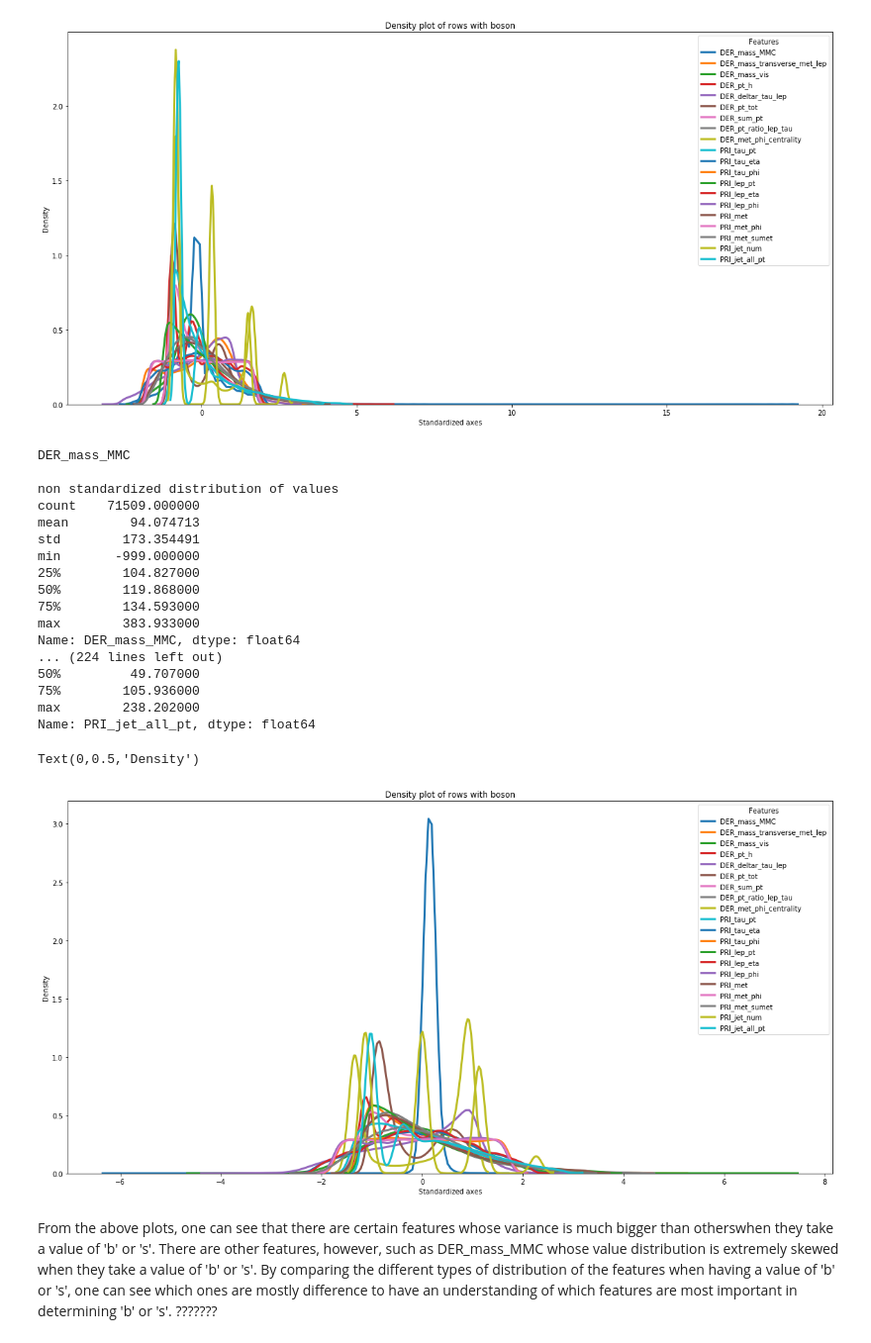
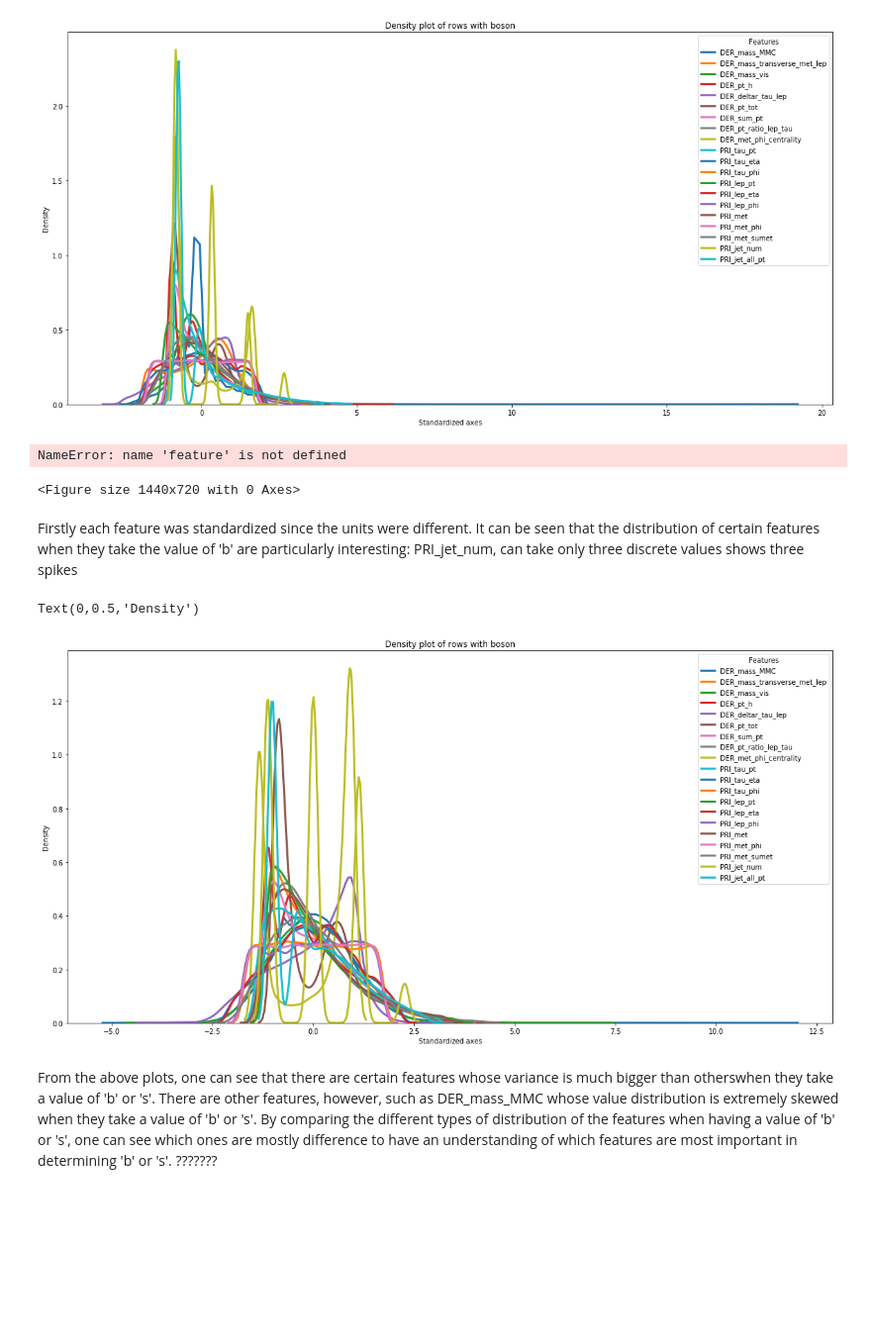
Before and after one commit to gianlucamancini7/machine_learning, a Jupyter notebook: main.ipynb, the cells around one changed output. Shown at 99% size. Cells and saved outputs as stored; diff of their text form; code cells hidden in the pictures; blank space fills up the shorter version.

```diff
--- a/main.ipynb
+++ b/main.ipynb
@@ -282,7 +320,6 @@ colors = {'b': 'rgb(31, 119, 180)',
           's': 'rgb(255, 127, 14)'}
 features = df_features_train_independent.iloc[:,1:].columns.values
 
-# Iterate through the five airlines
 fig=plt.figure(figsize=(20,10))
 for feature in features:
 
@@ -292,7 +329,7 @@ for feature in features:
     subset_non_boson = df_features_train_independent[prediction_independent['Prediction'] == 's']
 
     # Draw the density plot
-    sns.distplot(standardize(subset_boson[feature]), hist = False, kde = True,
+    sns.distplot(standardize_personal(subset_boson[feature]), hist = False, kde = True,
                  kde_kws = {'linewidth': 3},
                  label = feature)
 #     print (feature)
@@ -309,54 +346,57 @@ plt.ylabel('Density')
 # %% [output]
 Text(0,0.5,'Density')
 [figure]
+# %%
+#inspect the distribution of each feature
+subset_boson = df_features_train_independent[prediction_independent['Prediction'] == 'b']
+colors = {'b': 'rgb(31, 119, 180)',
+          's': 'rgb(255, 127, 14)'}
+
+fig=plt.figure(figsize=(20,10))
+sns.distplot(standardize_personal(subset_boson['PRI_jet_num']), hist = False, kde = True,
+                 kde_kws = {'linewidth': 3},
+                 label = feature)
+
+plt.legend(prop={'size': 10}, title = 'Features')
+plt.title('Density plot of rows with boson')
+plt.xlabel('Standardized axes')
+plt.ylabel('Density')
+# %% [output]
+NameError: name 'feature' is not defined
+<Figure size 1440x720 with 0 Axes>
+# %% [markdown]
+Firstly each feature was standardized since the units were different. It can be seen that the distribution of certain features when they take the value of 'b'  are particularly interesting: PRI_jet_num, can take only three discrete values shows three spikes
 # %%
 colors = {'b': 'rgb(31, 119, 180)',
           's': 'rgb(255, 127, 14)'}
 features = df_features_train_independent.iloc[:,1:].columns.values
 
 fig=plt.figure(figsize=(20,10))
 for feature in features:
 
     # Subset for boson and not boson
     subset_boson = df_features_train_independent[prediction_independent['Prediction'] == 'b']
 
     subset_non_boson = df_features_train_independent[prediction_independent['Prediction'] == 's']
 
     # Draw the density plot
-    sns.distplot(standardize(subset_non_boson[feature]), hist = False, kde = True,
+    sns.distplot(standardize_personal(subset_non_boson[feature]), hist = False, kde = True,
                  kde_kws = {'linewidth': 3},
                  label = feature)
 #     print (feature)
 #     print()
 #     print ('non standardized distribution of values')
 #     print (subset_non_boson[feature].describe(include=None))
 
 # Plot formatting
 
 plt.legend(prop={'size': 10}, title = 'Features')
 plt.title('Density plot of rows with boson')
 plt.xlabel('Standardized axes')
 plt.ylabel('Density')
 # %% [output]
-DER_mass_MMC
-
-non standardized distribution of values
-count    71509.000000
-mean        94.074713
-std        173.354491
-min       -999.000000
-25%        104.827000
-50%        119.868000
-75%        134.593000
-max        383.933000
-Name: DER_mass_MMC, dtype: float64
-... (224 lines left out)
-50%         49.707000
-75%        105.936000
-max        238.202000
-Name: PRI_jet_all_pt, dtype: float64
+Text(0,0.5,'Density')
-Text(0,0.5,'Density')
-[figure, old version]
+[figure, new version]
 # %% [markdown]
 From the above plots, one can see that there are certain features whose variance is much bigger than otherswhen they take a value of 'b' or 's'. There are other features, however, such as DER_mass_MMC whose value distribution is extremely skewed when they take a value of 'b' or 's'. By comparing the different types of distribution of the features when having a value of 'b' or 's', one can see which ones are mostly difference to have an understanding of which features are most important in determining 'b' or 's'. ???????
 # %% [markdown]
```
Also changed, not shown: parts of 51 cells of this notebook, 8 other files.
